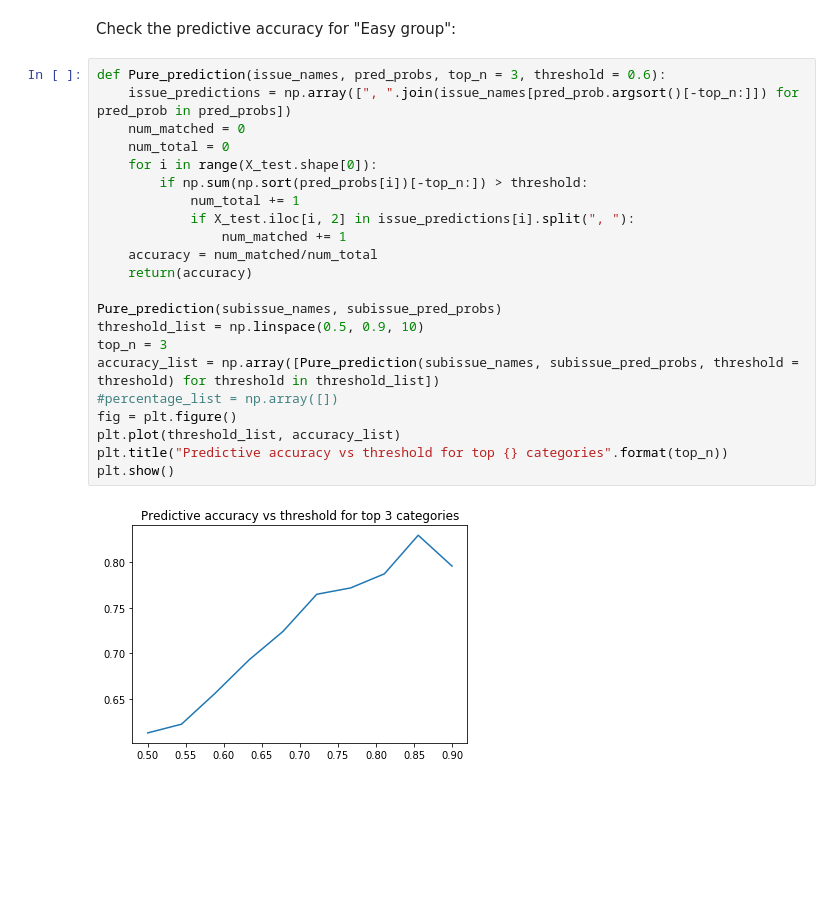
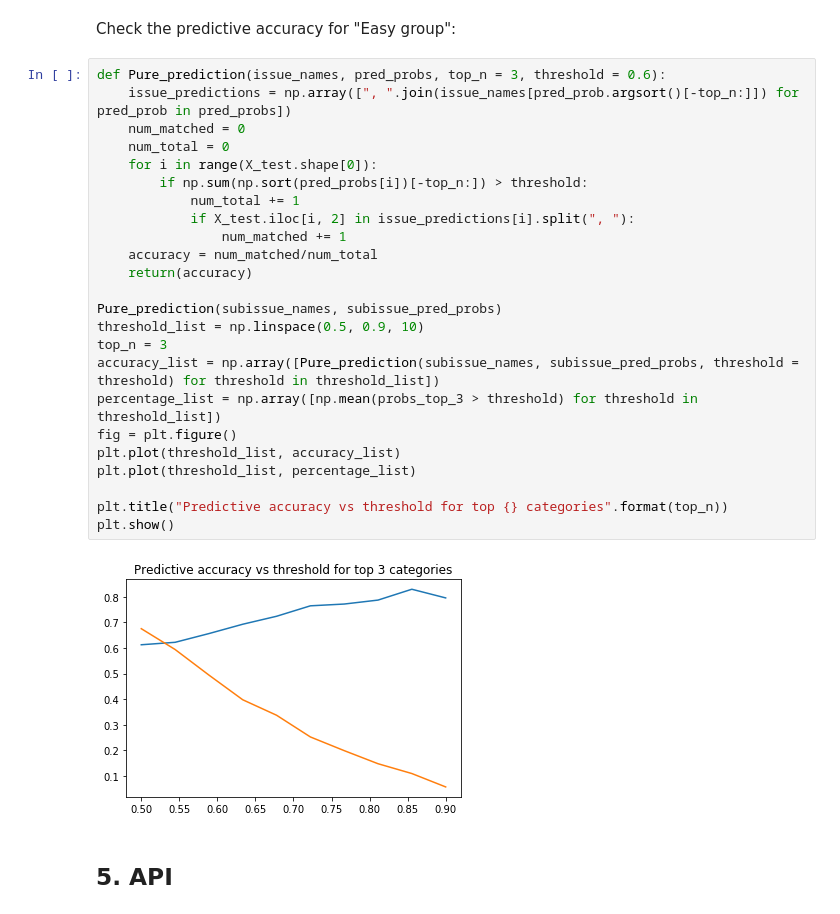
Before and after one commit to Corleno/NLP_complaints, a Jupyter notebook: code/Complaints classification problem based on LDA and Random Forest method.ipynb, the cells around one changed output. Drawn from its saved outputs; the diff is of its cells as text; blank space fills up the shorter version.

```diff
--- a/code/Complaints classification problem based on LDA and Random Forest method.ipynb
+++ b/code/Complaints classification problem based on LDA and Random Forest method.ipynb
@@ -534,24 +535,28 @@ Check the predictive accuracy for "Easy group":
 # %%
 def Pure_prediction(issue_names, pred_probs, top_n = 3, threshold = 0.6):
     issue_predictions = np.array([", ".join(issue_names[pred_prob.argsort()[-top_n:]]) for pred_prob in pred_probs])
     num_matched = 0
     num_total = 0
     for i in range(X_test.shape[0]):
         if np.sum(np.sort(pred_probs[i])[-top_n:]) > threshold:
             num_total += 1
             if X_test.iloc[i, 2] in issue_predictions[i].split(", "):
                 num_matched += 1
     accuracy = num_matched/num_total
     return(accuracy)
 
 Pure_prediction(subissue_names, subissue_pred_probs)
 threshold_list = np.linspace(0.5, 0.9, 10)
 top_n = 3
 accuracy_list = np.array([Pure_prediction(subissue_names, subissue_pred_probs, threshold = threshold) for threshold in threshold_list])
-#percentage_list = np.array([])
+percentage_list = np.array([np.mean(probs_top_3 > threshold) for threshold in threshold_list])
 fig = plt.figure()
 plt.plot(threshold_list, accuracy_list)
+plt.plot(threshold_list, percentage_list)
+
 plt.title("Predictive accuracy vs threshold for top {} categories".format(top_n))
 plt.show()
 # %% [output]
-[figure, old version]
+[figure, new version]
+# %% [markdown]
+## <a id='5'>5. API</a>
```
Also changed, not shown: parts of 9 cells of this notebook.
